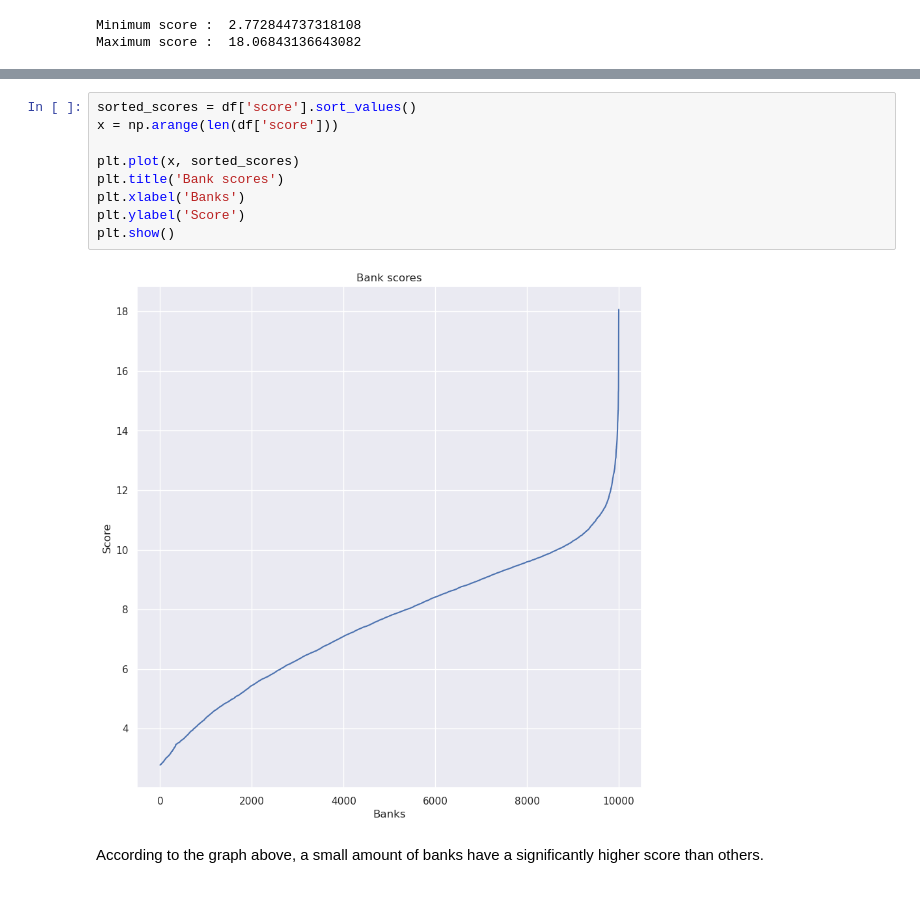
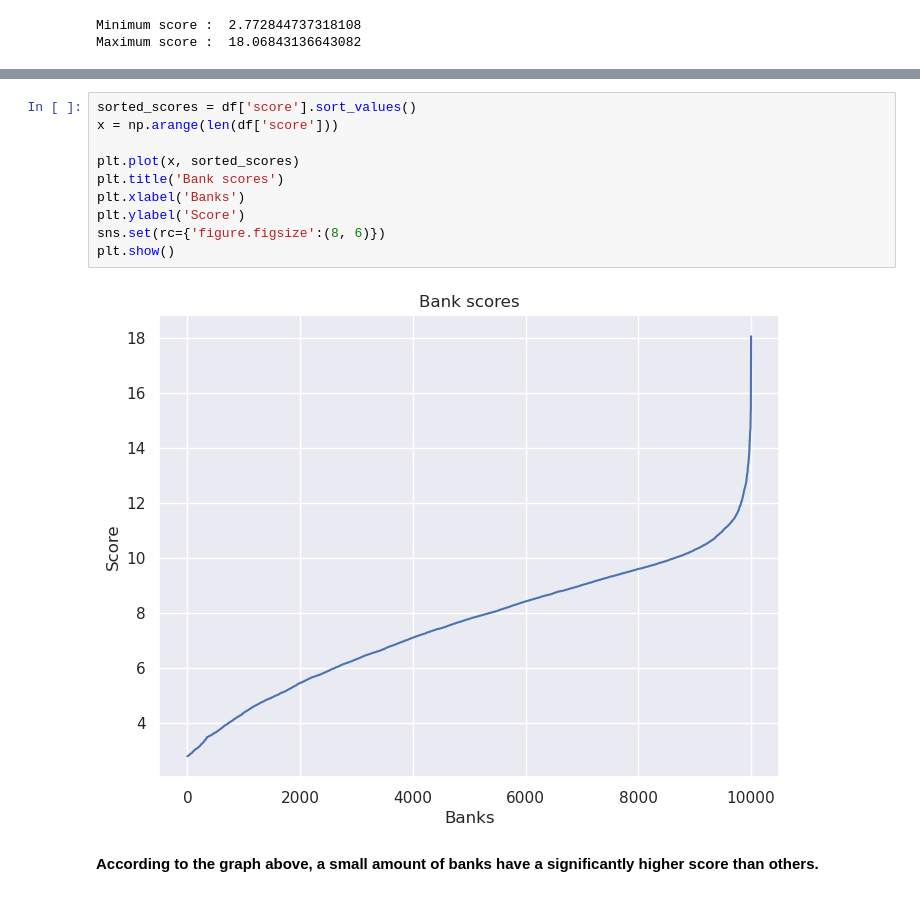
Before and after one commit to pavel-borovikov/algorithms_project, a Jupyter notebook: bank_heist.ipynb, the cells around one changed output, grey strips where cells are left out. Cells and saved outputs as stored; diff of their text form.

```diff
--- a/bank_heist.ipynb
+++ b/bank_heist.ipynb
@@ -89,16 +98,17 @@ The size of each circle represent squareroot of the total gains from the bank, r
 # %%
 sorted_scores = df['score'].sort_values()
 x = np.arange(len(df['score']))
 
 plt.plot(x, sorted_scores)
 plt.title('Bank scores')
 plt.xlabel('Banks')
 plt.ylabel('Score')
+sns.set(rc={'figure.figsize':(8, 6)})
 plt.show()
 # %% [output]
-[figure, old version]
+[figure, new version]
 # %% [markdown]
-According to the graph above, a small amount of banks have a significantly higher score than others.
+**According to the graph above, a small amount of banks have a significantly higher score than others.**
 # %%
 best = df.loc[(df['score'] >= 12)]
 
```
Also changed, not shown: parts of 10 cells of this notebook.
